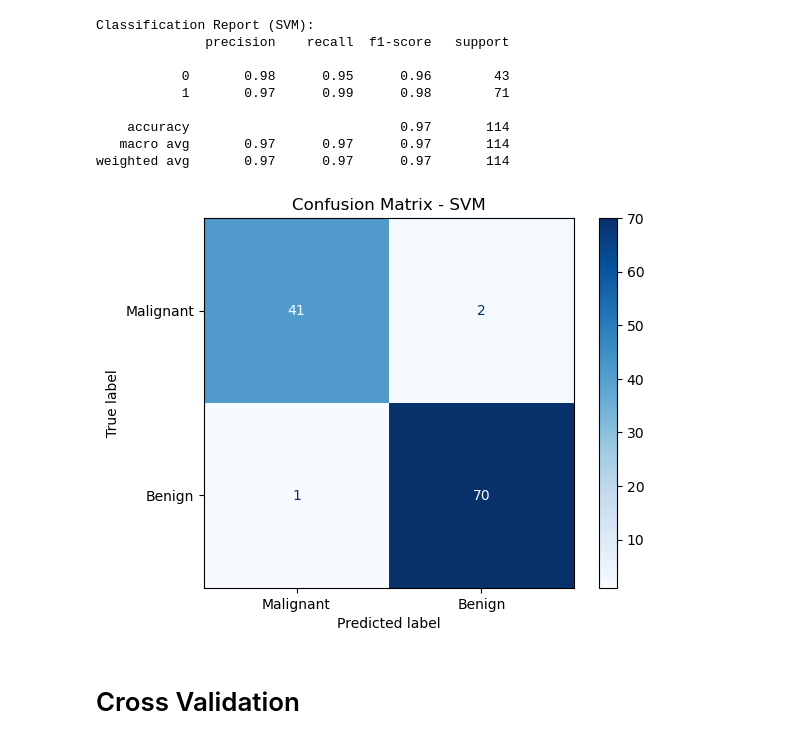
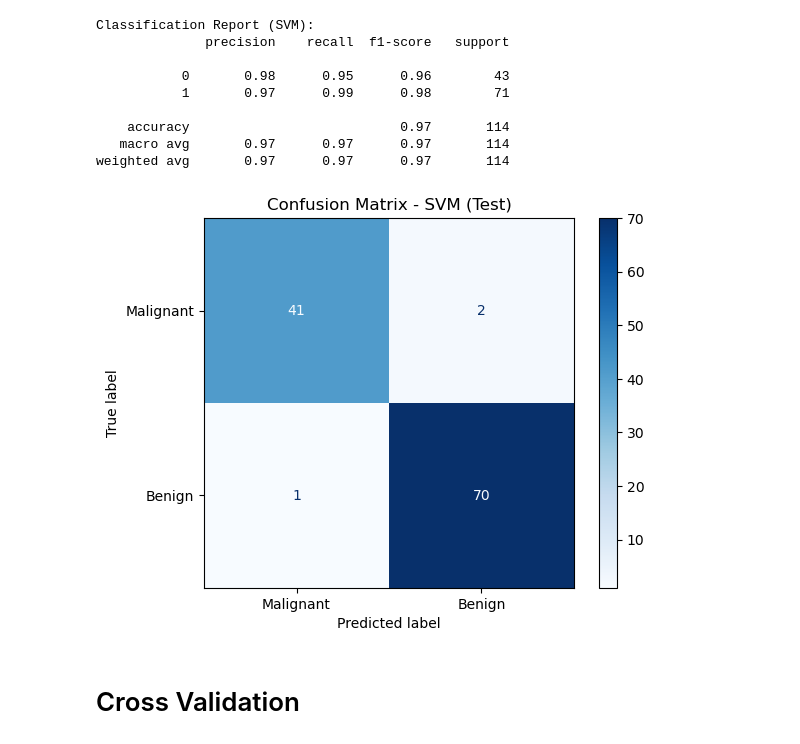
Before and after one commit to leonardwgk/Breast-Cancer-Detection, a Jupyter notebook: breastCancerDetection-Presentation.ipynb, the cells around one changed output. Cells and saved outputs as stored; diff of their text form; code cells hidden in the pictures.

```diff
--- a/breastCancerDetection-Presentation.ipynb
+++ b/breastCancerDetection-Presentation.ipynb
@@ -246,12 +293,12 @@ weighted avg       0.97      0.97      0.97       114
 # %%
 cm_svm = confusion_matrix(Y_test, svm_x_test)
 
 disp_svm = ConfusionMatrixDisplay(confusion_matrix=cm_svm, display_labels=["Malignant", "Benign"])
 disp_svm.plot(cmap=plt.cm.Blues)
-plt.title("Confusion Matrix - SVM")
+plt.title("Confusion Matrix - SVM (Test)")
 plt.show()
 # %% [output]
-[figure, old version]
+[figure, new version]
 # %% [markdown]
 # Cross Validation
 # %%
```
Also changed, not shown: parts of 7 cells of this notebook, 2 other files.
